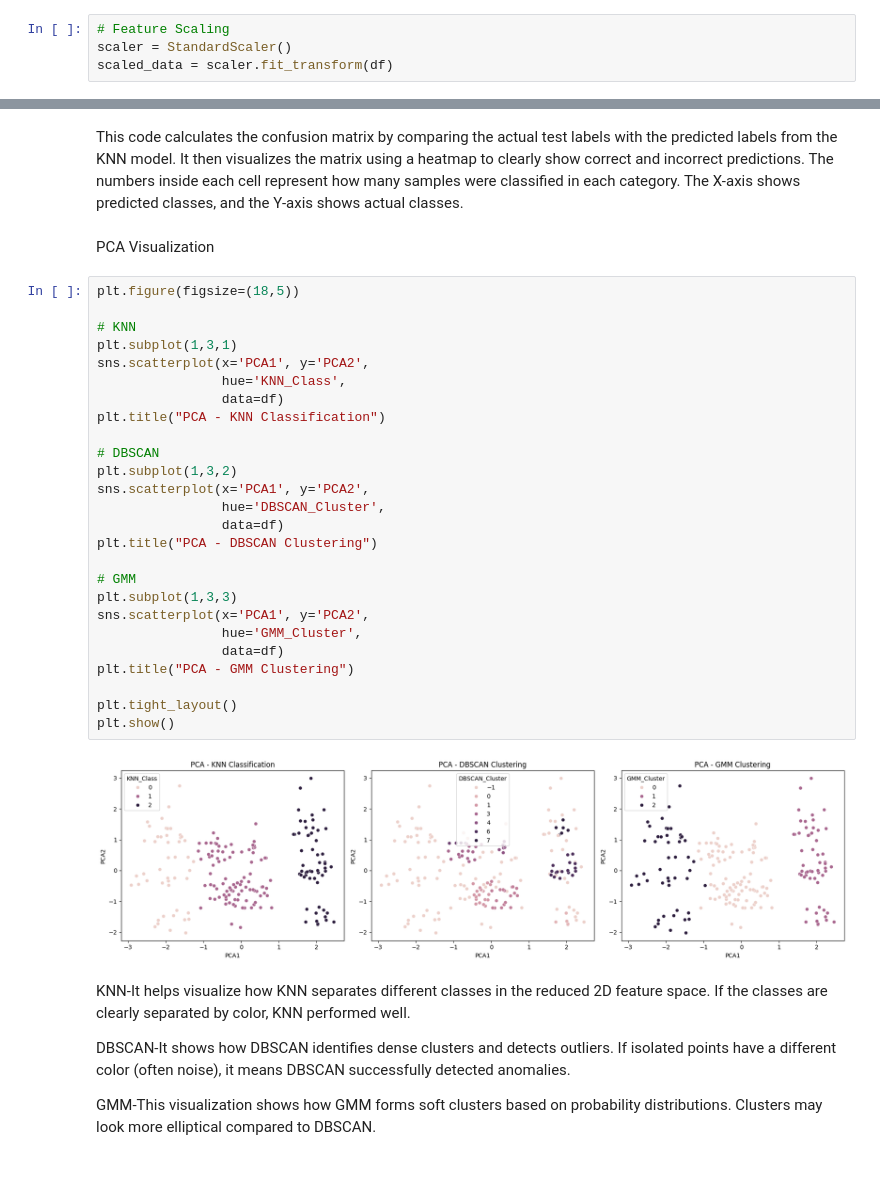
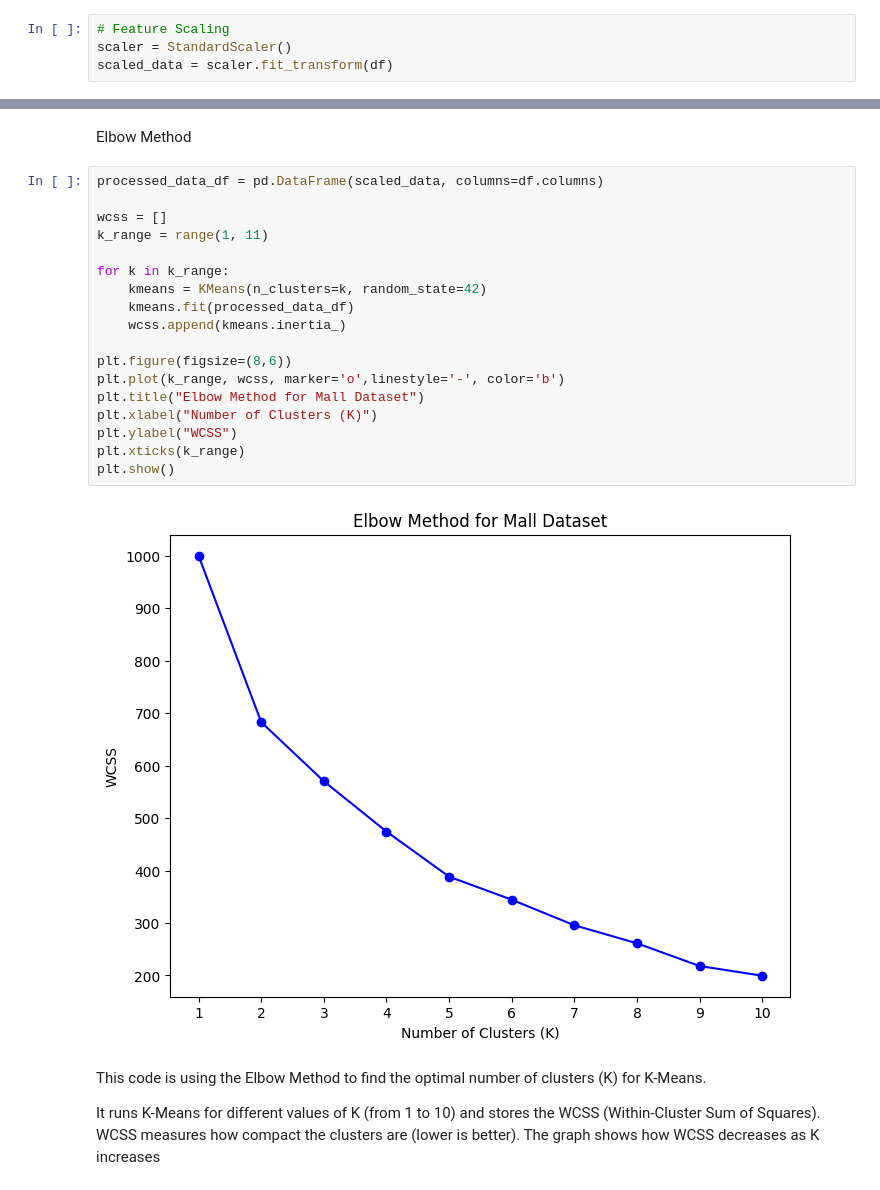
Before and after one commit to mithilatonni123/CSE475, a Jupyter notebook: Lab/Lab2.ipynb, the cells around one changed output, grey strips where cells are left out. Cells and saved outputs as stored; diff of their text form.

Commit message:
Perform unsupervised clustering using K-Means, DBSCAN, and GMM; include PCA-based visualization and cluster evaluation (Silhouette & DB Index)

```diff
--- a/Lab/Lab2.ipynb
+++ b/Lab/Lab2.ipynb
@@ -184,38 +87,28 @@ plt.show()
-# %% [markdown]
-This code calculates the confusion matrix by comparing the actual test labels with the predicted labels from the KNN model. It then visualizes the matrix using a heatmap to clearly show correct and incorrect predictions. The numbers inside each cell represent how many samples were classified in each category. The X-axis shows predicted classes, and the Y-axis shows actual classes.
-# %% [markdown]
-PCA Visualization
-# %%
-plt.figure(figsize=(18,5))
-
-# KNN
-plt.subplot(1,3,1)
-sns.scatterplot(x='PCA1', y='PCA2',
-                hue='KNN_Class',
-                data=df)
-plt.title("PCA - KNN Classification")
-
-# DBSCAN
-plt.subplot(1,3,2)
-sns.scatterplot(x='PCA1', y='PCA2',
-                hue='DBSCAN_Cluster',
-                data=df)
-plt.title("PCA - DBSCAN Clustering")
-
-# GMM
-plt.subplot(1,3,3)
-sns.scatterplot(x='PCA1', y='PCA2',
-                hue='GMM_Cluster',
-                data=df)
-plt.title("PCA - GMM Clustering")
-
-plt.tight_layout()
-plt.show()
-# %% [output]
-[figure, removed]
-# %% [markdown]
-KNN-It helps visualize how KNN separates different classes in the reduced 2D feature space. If the classes are clearly separated by color, KNN performed well.
-
-DBSCAN-It shows how DBSCAN identifies dense clusters and detects outliers. If isolated points have a different color (often noise), it means DBSCAN successfully detected anomalies.
-
-GMM-This visualization shows how GMM forms soft clusters based on probability distributions. Clusters may look more elliptical compared to DBSCAN.
+# %% [markdown]
+Elbow Method
+# %%
+processed_data_df = pd.DataFrame(scaled_data, columns=df.columns)
+
+wcss = []
+k_range = range(1, 11)
+
+for k in k_range:
+    kmeans = KMeans(n_clusters=k, random_state=42)
+    kmeans.fit(processed_data_df)
+    wcss.append(kmeans.inertia_)
+
+plt.figure(figsize=(8,6))
+plt.plot(k_range, wcss, marker='o',linestyle='-', color='b')
+plt.title("Elbow Method for Mall Dataset")
+plt.xlabel("Number of Clusters (K)")
+plt.ylabel("WCSS")
+plt.xticks(k_range)
+plt.show()
+# %% [output]
+[figure, added]
+# %% [markdown]
+This code is using the Elbow Method to find the optimal number of clusters (K) for K-Means.
+
+It runs K-Means for different values of K (from 1 to 10) and stores the WCSS (Within-Cluster Sum of Squares).
+WCSS measures how compact the clusters are (lower is better).
+The graph shows how WCSS decreases as K increases
```
Also changed, not shown: parts of 14 cells of this notebook.
